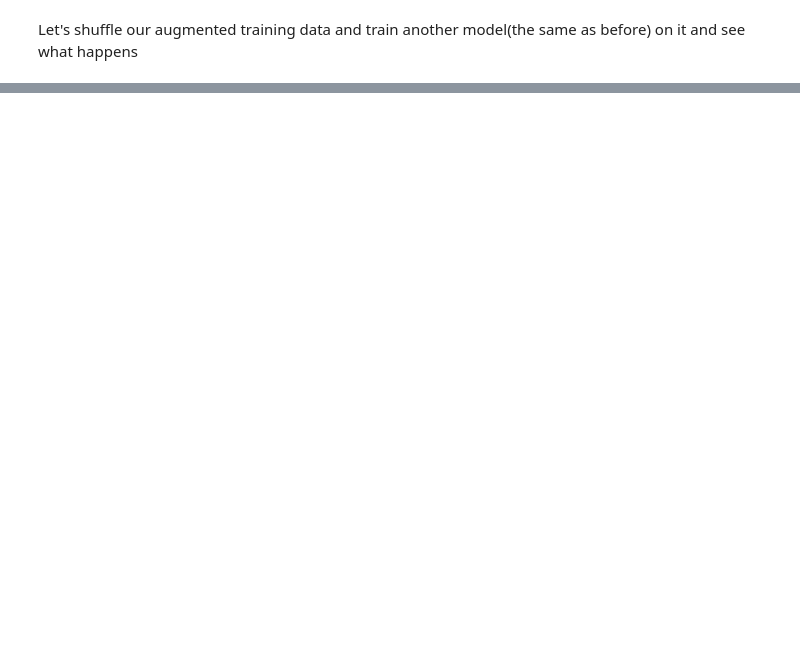
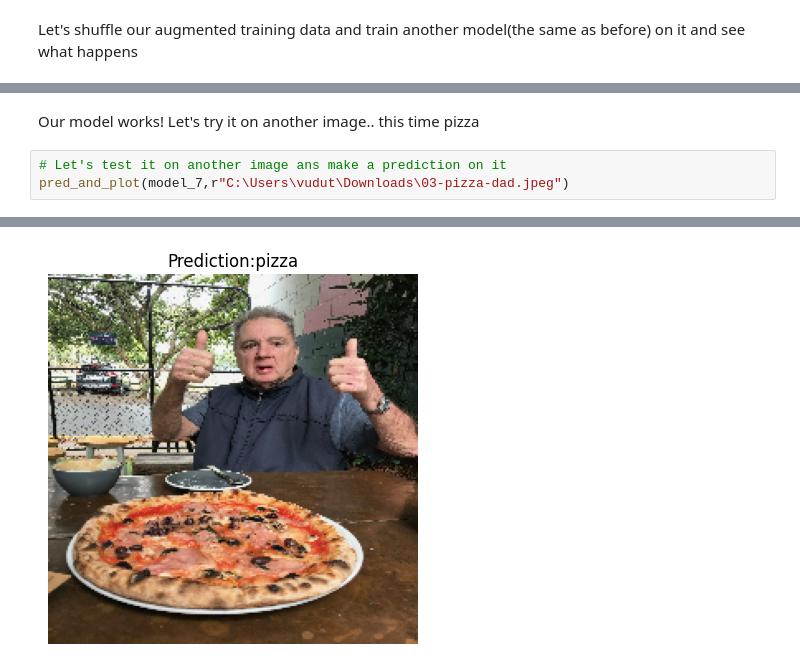
Before and after one commit to saipraneethamvudutha/TensorFlow-Daniel-Brouke, a Jupyter notebook: 03_Convolutional_neural_networks_in_tensorflow.ipynb, the cells around one changed output, grey strips where cells are left out. Drawn from its saved outputs; the diff is of its cells as text; blank space fills up the shorter version.

```diff
--- a/03_Convolutional_neural_networks_in_tensorflow.ipynb
+++ b/03_Convolutional_neural_networks_in_tensorflow.ipynb
@@ -1030,0 +1225,6 @@ plot_loss_curves(history_7)
+# %% [markdown]
+Our model works! Let's try it on another image.. this time pizza
+# %%
+# Let's test it on another image ans make a prediction on it
+pred_and_plot(model_7,r"C:\Users\vudut\Downloads\03-pizza-dad.jpeg")
+# %% [output]
@@ -1030,0 +1232 @@ plot_loss_curves(history_7)
+[figure, added]
```
Also changed, not shown: parts of 52 cells of this notebook.
